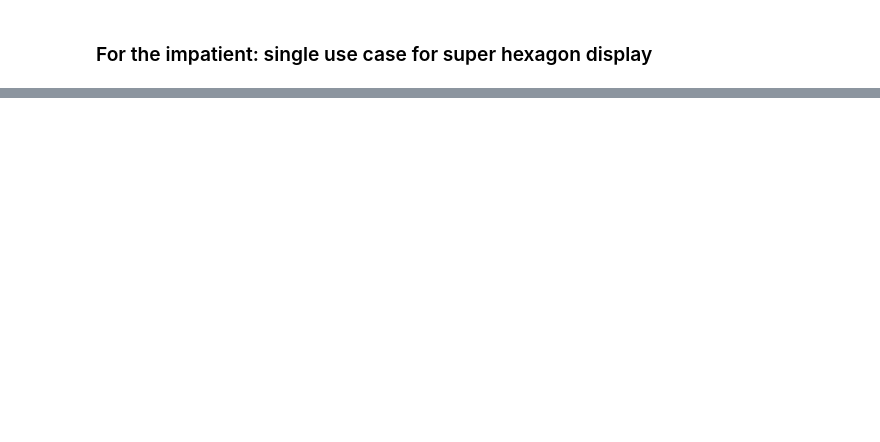
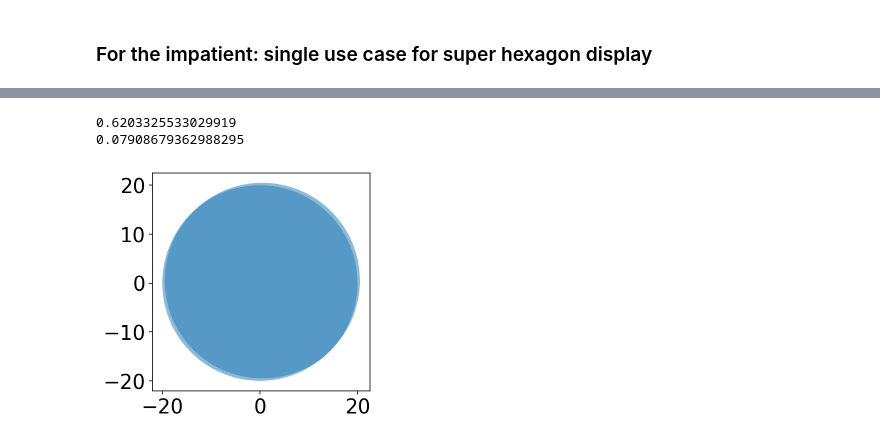
Before and after one commit to DCMLab/wavescapes, a Jupyter notebook: refactoring.ipynb, the cells around one changed output, grey strips where cells are left out. Saved outputs shown, nothing was run; the diff lists cells and outputs as text; code cells hidden in the pictures; blank space fills up the shorter version.

```diff
--- a/refactoring.ipynb
+++ b/refactoring.ipynb
@@ -1495,0 +1763,17 @@ res
+# %%
+print(nth_coeff_phase(krumhansl_maj, 5))
+print(nth_coeff_phase(np.roll(krumhansl_min, 7), 5))
+# %% [output]
+0.6203325533029919
+0.07908679362988295
+# %%
+import pylab
+axes = pylab.axes()
+circle1 = pylab.Circle((0,0), radius=20, alpha=.5)
+circle2 = pylab.Circle((0.5,0.5), radius=20, alpha=.5)
+axes.add_patch(circle1)
+axes.add_patch(circle2)
+pylab.axis('scaled')
+pylab.show()
+# %% [output]
+[figure, added]
```
Also changed, not shown: parts of 17 cells of this notebook.
